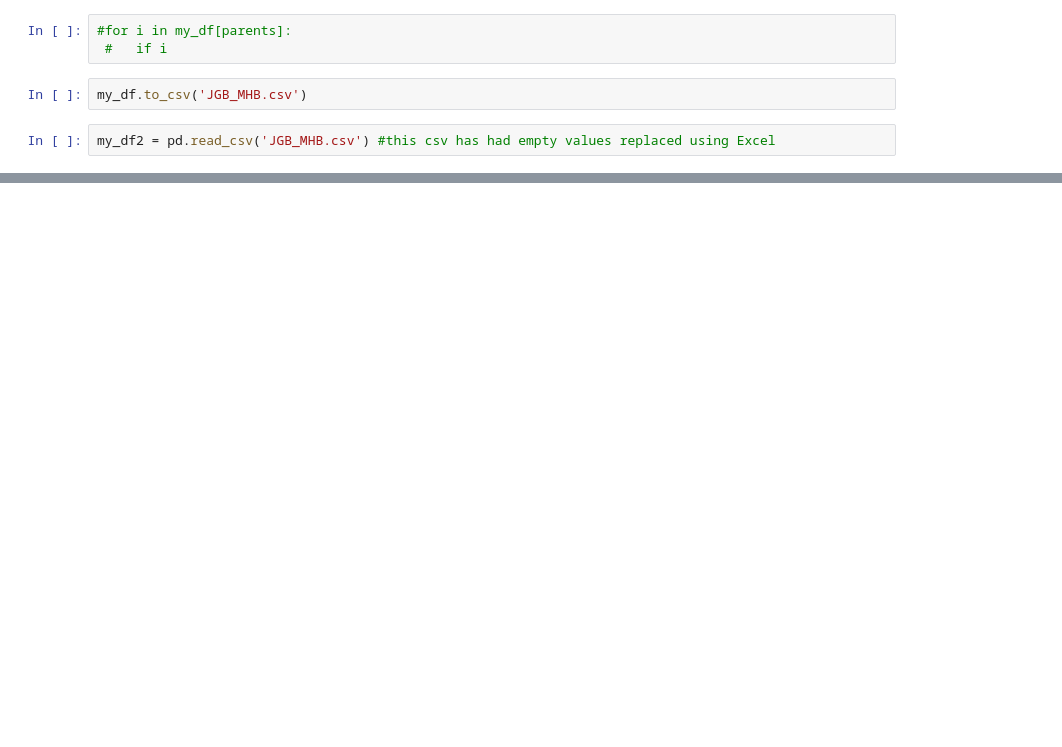
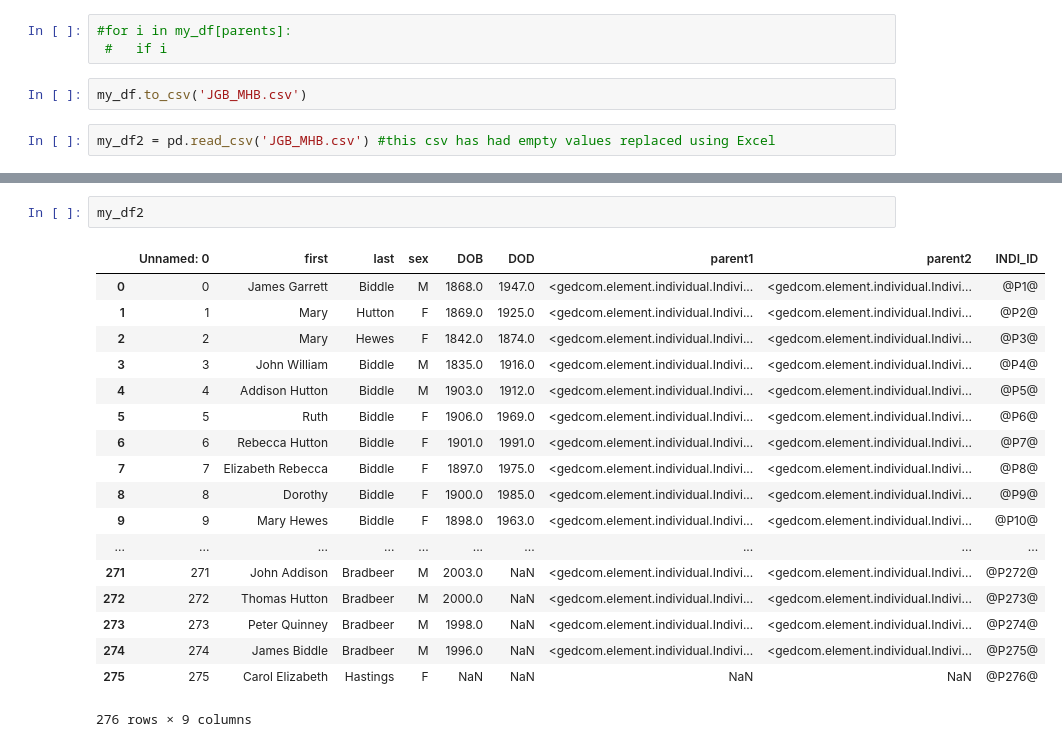
Before and after one commit to esibinga/IDV-exploratory-viz, a Jupyter notebook: .ipynb, the cells around one changed output, grey strips where cells are left out. Drawn from its saved outputs; the diff is of its cells as text; blank space fills up the shorter version.

```diff
--- a/.ipynb
+++ b/.ipynb
@@ -186,0 +268,21 @@ my_df2.head()
+# %%
+my_df2
+# %% [output]
+|  | Unnamed: 0 | first | last | sex | DOB | DOD | parent1 | parent2 | INDI_ID |
+| 0 | 0 | James Garrett | Biddle | M | 1868.0 | 1947.0 | <gedcom.element.individual.Indivi... | <gedcom.element.individual.Indivi... | @P1@ |
+| 1 | 1 | Mary | Hutton | F | 1869.0 | 1925.0 | <gedcom.element.individual.Indivi... | <gedcom.element.individual.Indivi... | @P2@ |
+| 2 | 2 | Mary | Hewes | F | 1842.0 | 1874.0 | <gedcom.element.individual.Indivi... | <gedcom.element.individual.Indivi... | @P3@ |
+| 3 | 3 | John William | Biddle | M | 1835.0 | 1916.0 | <gedcom.element.individual.Indivi... | <gedcom.element.individual.Indivi... | @P4@ |
+| 4 | 4 | Addison Hutton | Biddle | M | 1903.0 | 1912.0 | <gedcom.element.individual.Indivi... | <gedcom.element.individual.Indivi... | @P5@ |
+| 5 | 5 | Ruth | Biddle | F | 1906.0 | 1969.0 | <gedcom.element.individual.Indivi... | <gedcom.element.individual.Indivi... | @P6@ |
+| 6 | 6 | Rebecca Hutton | Biddle | F | 1901.0 | 1991.0 | <gedcom.element.individual.Indivi... | <gedcom.element.individual.Indivi... | @P7@ |
+| 7 | 7 | Elizabeth Rebecca | Biddle | F | 1897.0 | 1975.0 | <gedcom.element.individual.Indivi... | <gedcom.element.individual.Indivi... | @P8@ |
+| 8 | 8 | Dorothy | Biddle | F | 1900.0 | 1985.0 | <gedcom.element.individual.Indivi... | <gedcom.element.individual.Indivi... | @P9@ |
+| 9 | 9 | Mary Hewes | Biddle | F | 1898.0 | 1963.0 | <gedcom.element.individual.Indivi... | <gedcom.element.individual.Indivi... | @P10@ |
+| ... | ... | ... | ... | ... | ... | ... | ... | ... | ... |
+| 271 | 271 | John Addison | Bradbeer | M | 2003.0 | NaN | <gedcom.element.individual.Indivi... | <gedcom.element.individual.Indivi... | @P272@ |
+| 272 | 272 | Thomas Hutton | Bradbeer | M | 2000.0 | NaN | <gedcom.element.individual.Indivi... | <gedcom.element.individual.Indivi... | @P273@ |
+| 273 | 273 | Peter Quinney | Bradbeer | M | 1998.0 | NaN | <gedcom.element.individual.Indivi... | <gedcom.element.individual.Indivi... | @P274@ |
+| 274 | 274 | James Biddle | Bradbeer | M | 1996.0 | NaN | <gedcom.element.individual.Indivi... | <gedcom.element.individual.Indivi... | @P275@ |
+| 275 | 275 | Carol Elizabeth | Hastings | F | NaN | NaN | NaN | NaN | @P276@ |
+276 rows × 9 columns
```
Also changed, not shown: parts of 20 cells of this notebook, 1 other file.
